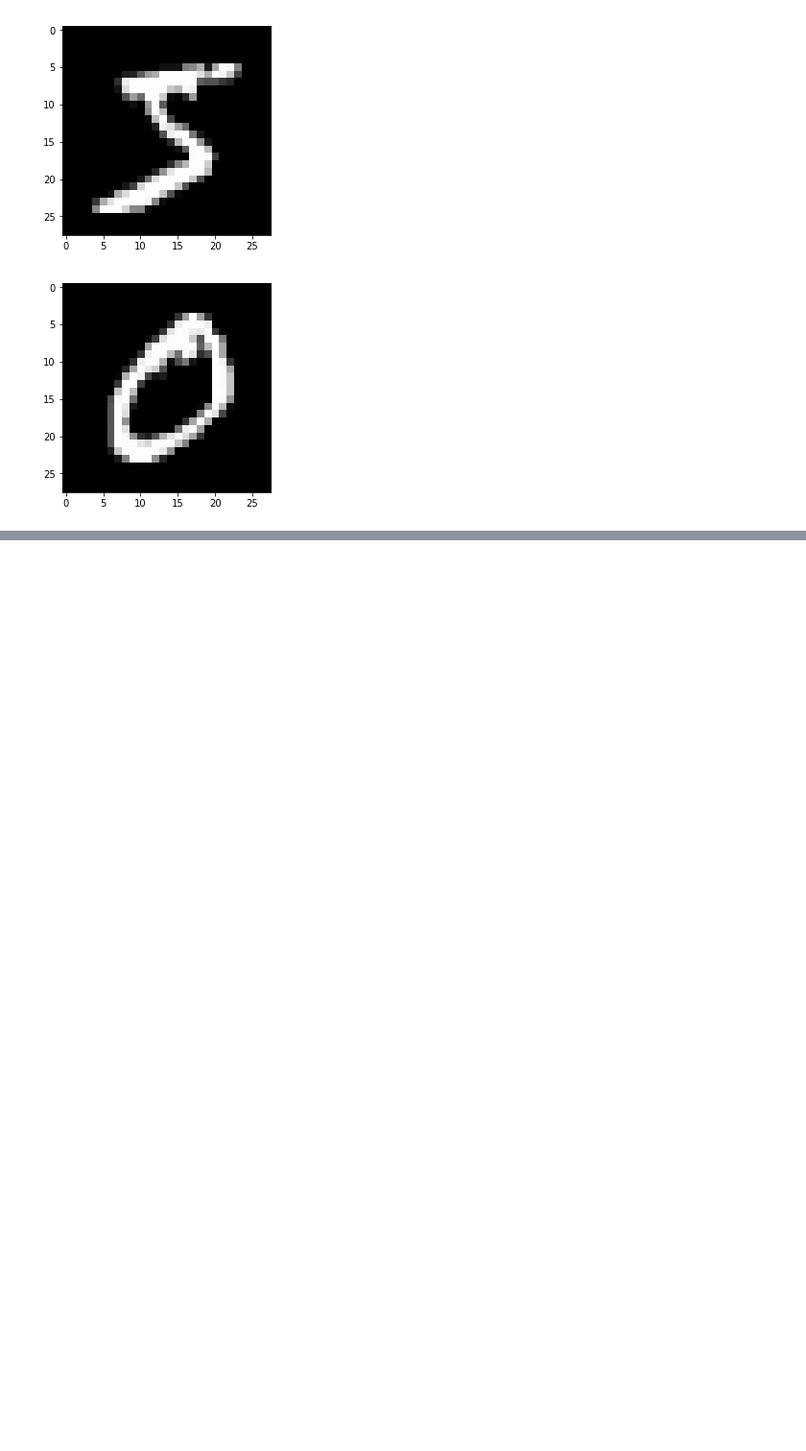
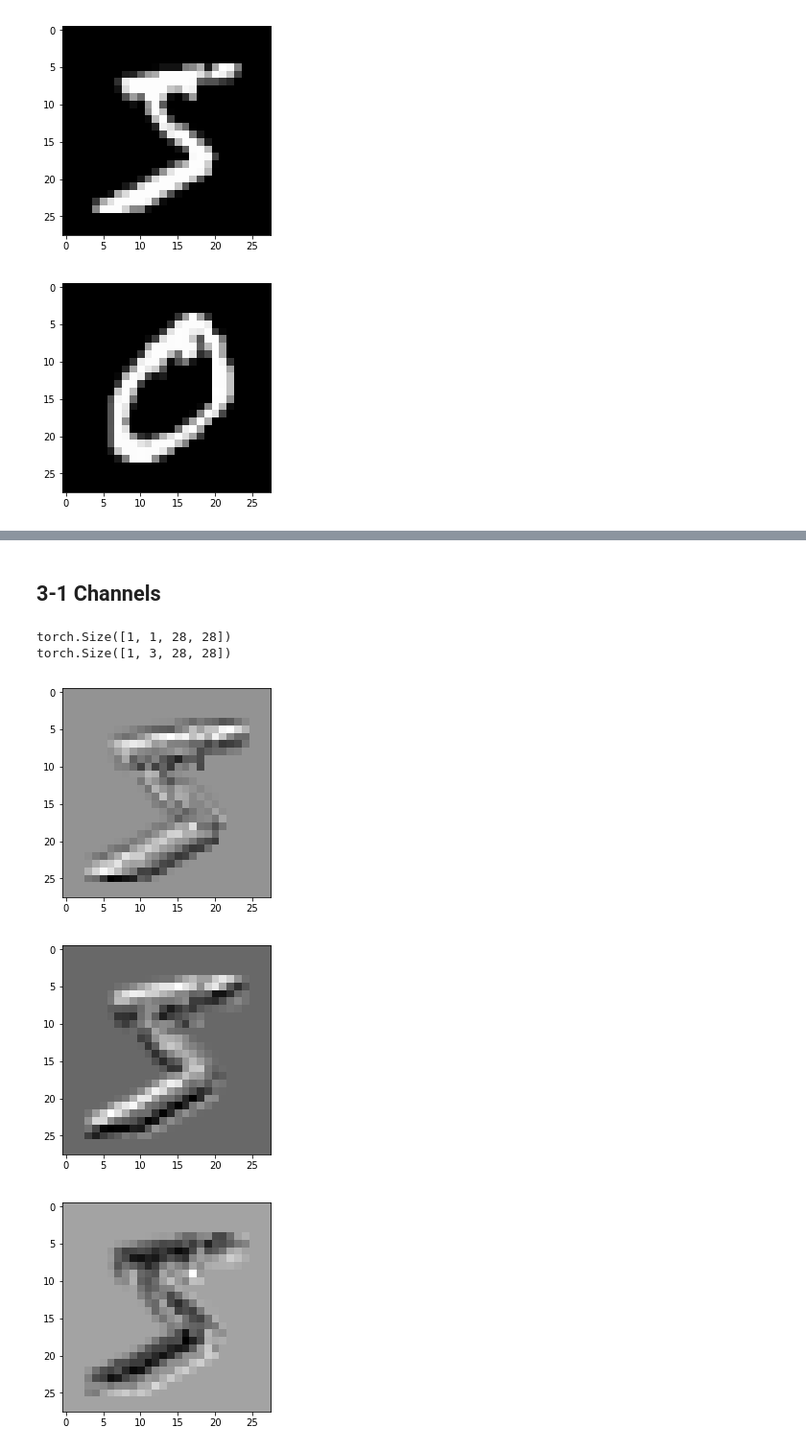
Before and after one commit to Alohasprit/TIL, a Jupyter notebook: PyTorch/5_CNN_Basic/0_CNN_Basic_Modules.ipynb, the cells around one changed output, grey strips where cells are left out. Shown: that part at 96% size. Saved outputs shown, nothing was run; the diff lists cells and outputs as text; code cells hidden in the pictures; blank space fills up the shorter version.

```diff
--- a/PyTorch/5_CNN_Basic/0_CNN_Basic_Modules.ipynb
+++ b/PyTorch/5_CNN_Basic/0_CNN_Basic_Modules.ipynb
@@ -125,0 +135,22 @@ for i in range(2):
+# %% [markdown]
+## 3-1 Channels
+# %%
+image, label = mnist_train[0]
+# tensor.view method is to reshape a tensor
+# -1?: https://stackoverflow.com/questions/50792316/what-does-1-mean-in-pytorch-view
+image = image.view(-1, image.size()[0], image.size()[1], image.size()[2])
+print(image.size())
+
+conv_layer = nn.Conv2d(in_channels=1, out_channels=3, kernel_size=3, stride=1, padding=1)
+output = conv_layer(Variable(image))
+print(output.size())
+
+for i in range(3):
+    plt.imshow(output[0,i,:,:].data.numpy(), cmap='gray')
+    plt.show()
+# %% [output]
+torch.Size([1, 1, 28, 28])
+torch.Size([1, 3, 28, 28])
+[figure, added]
+[figure, added]
+[figure, added]
```
Also changed, not shown: parts of 8 cells of this notebook.
